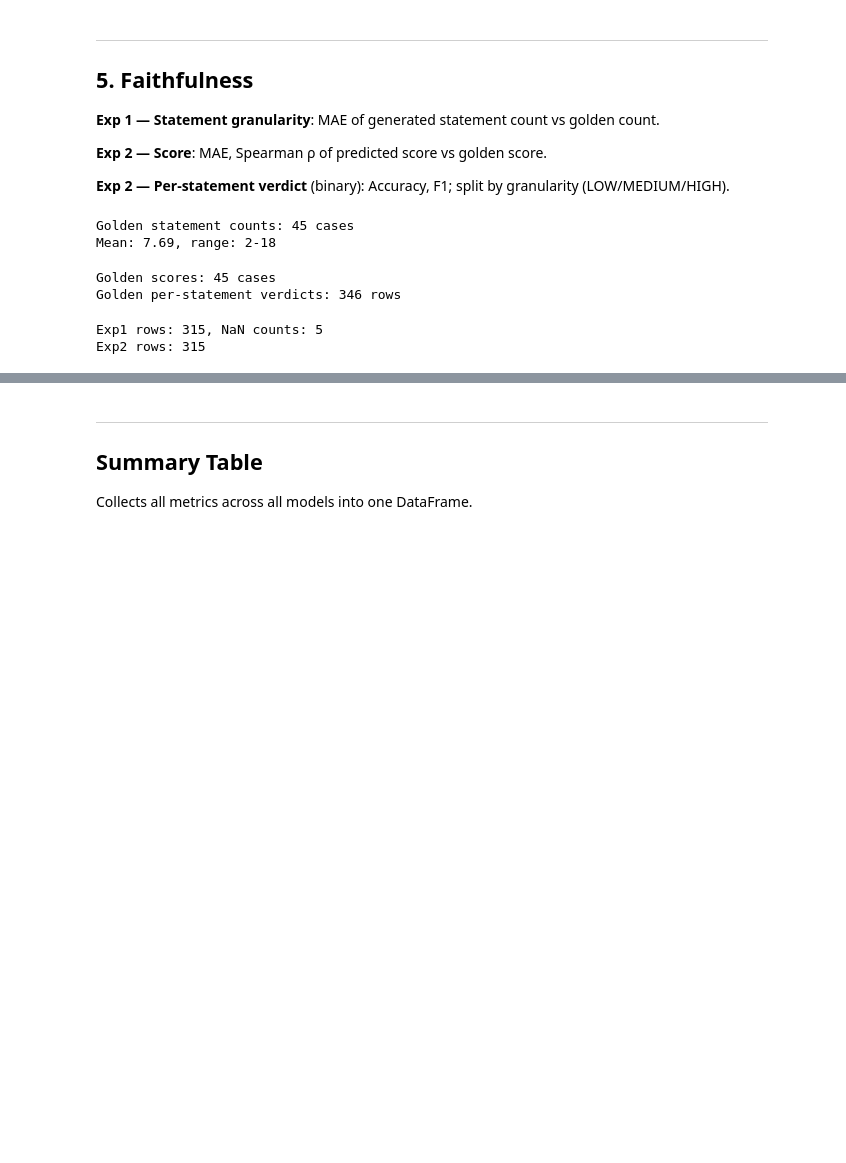
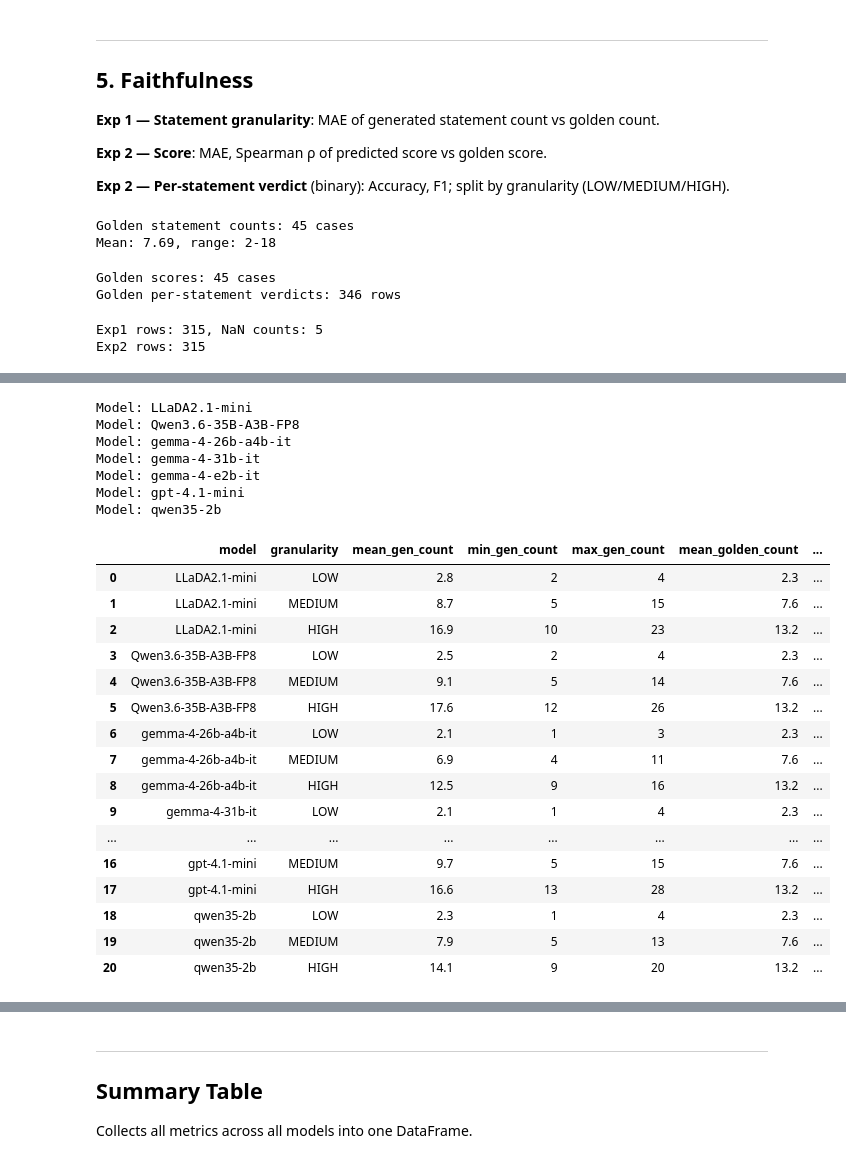
Before and after one commit to kazokid/diffusion-llms-eval, a Jupyter notebook: notebooks/metrics_calculation.ipynb, the cells around one changed output, grey strips where cells are left out. Drawn from its saved outputs; the diff is of its cells as text; code cells hidden in the pictures; blank space fills up the shorter version.

```diff
--- a/notebooks/metrics_calculation.ipynb
+++ b/notebooks/metrics_calculation.ipynb
@@ -662,3 +720,83 @@ Exp2 rows: 315
+# %%
+# lets calculate mean and range of count of statements for each model, grouped by granularity (LOW/MEDIUM/HIGH) based on case description in ft_golden_descriptions
+
+granularity_groups = {'LOW': [], 'MEDIUM': [], 'HIGH': []}
+
+for cid, desc in ft_golden_descriptions.items():
+    if 'low' in desc.lower():
+        granularity_groups['LOW'].append(cid)
+    elif 'medium' in desc.lower():
+        granularity_groups['MEDIUM'].append(cid)
+    elif 'high' in desc.lower():
+        granularity_groups['HIGH'].append(cid)
+
+# for each model, calculate mean and range of generated statement count for cases in each granularity group
+# place the data in a df, and calculate the data for the golden dataset as well
+
+ft_exp1_count_means = []
+for model in ft_exp1.index.get_level_values('model').unique():
+    df = ft_exp1.loc[model].join(golden_counts_s, how='inner')
+    print(f"Model: {model}")
+    for granularity, cids in granularity_groups.items():
+        group_df = df[df.index.isin(cids)]
+        mean_count = group_df['gen_count'].mean()
+        min_count = group_df['gen_count'].min()
+        max_count = group_df['gen_count'].max()
+
+        ft_exp1_count_means.append({
+            'model': model,
+            'granularity': granularity,
+            'mean_gen_count': round(mean_count, 1) if not pd.isna(mean_count) else None,
+            'min_gen_count': int(min_count),
+            'max_gen_count': int(max_count),
+        })
+
+ft_exp1_count_means_df = pd.DataFrame(ft_exp1_count_means)
+
+
+golden_count_means = []
+for granularity, cids in granularity_groups.items():
+    df = golden_counts_s[golden_counts_s.index.isin(cids)]
+    mean_count = df.mean()
+    min_count = df.min()
+    max_count = df.max()
+    golden_count_means.append({
+        'granularity': granularity,
+        'mean_golden_count': round(mean_count, 1) if not pd.isna(mean_count) else None,
+        'min_golden_count': int(min_count),
+        'max_golden_count': int(max_count),
+    })
+golden_count_means_df = pd.DataFrame(golden_count_means)
+
+# now join this so we have a table with model, granularity, mean_gen_count, min_gen_count, max_gen_count, mean_golden_count, min_golden_count, max_golden_count
+ft_exp1_count_means_df = ft_exp1_count_means_df.join(golden_count_means_df.set_index('granularity'), on='granularity')
+ft_exp1_count_means_df.to_csv(BASE / "results" / "faithfulness_exp1_statement_count_by_granularity.csv", index=False)
+ft_exp1_count_means_df
+# %% [output]
+Model: LLaDA2.1-mini
+Model: Qwen3.6-35B-A3B-FP8
+Model: gemma-4-26b-a4b-it
+Model: gemma-4-31b-it
+Model: gemma-4-e2b-it
+Model: gpt-4.1-mini
+Model: qwen35-2b
+|  | model | granularity | mean_gen_count | min_gen_count | max_gen_count | mean_golden_count | ... |
+| 0 | LLaDA2.1-mini | LOW | 2.8 | 2 | 4 | 2.3 | ... |
+| 1 | LLaDA2.1-mini | MEDIUM | 8.7 | 5 | 15 | 7.6 | ... |
+| 2 | LLaDA2.1-mini | HIGH | 16.9 | 10 | 23 | 13.2 | ... |
+| 3 | Qwen3.6-35B-A3B-FP8 | LOW | 2.5 | 2 | 4 | 2.3 | ... |
+| 4 | Qwen3.6-35B-A3B-FP8 | MEDIUM | 9.1 | 5 | 14 | 7.6 | ... |
+| 5 | Qwen3.6-35B-A3B-FP8 | HIGH | 17.6 | 12 | 26 | 13.2 | ... |
+| 6 | gemma-4-26b-a4b-it | LOW | 2.1 | 1 | 3 | 2.3 | ... |
+| 7 | gemma-4-26b-a4b-it | MEDIUM | 6.9 | 4 | 11 | 7.6 | ... |
+| 8 | gemma-4-26b-a4b-it | HIGH | 12.5 | 9 | 16 | 13.2 | ... |
+| 9 | gemma-4-31b-it | LOW | 2.1 | 1 | 4 | 2.3 | ... |
+| ... | ... | ... | ... | ... | ... | ... | ... |
+| 16 | gpt-4.1-mini | MEDIUM | 9.7 | 5 | 15 | 7.6 | ... |
+| 17 | gpt-4.1-mini | HIGH | 16.6 | 13 | 28 | 13.2 | ... |
+| 18 | qwen35-2b | LOW | 2.3 | 1 | 4 | 2.3 | ... |
+| 19 | qwen35-2b | MEDIUM | 7.9 | 5 | 13 | 7.6 | ... |
+| 20 | qwen35-2b | HIGH | 14.1 | 9 | 20 | 13.2 | ... |
 # %%
 # --- Compute faithfulness metrics ---
 ft_rows = []
```
Also changed, not shown: parts of 6 cells of this notebook, 4 other files.
